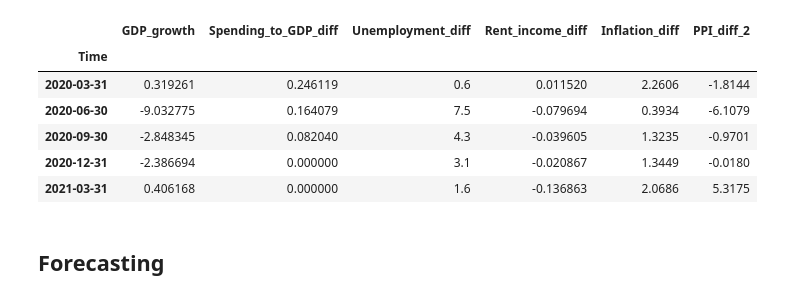
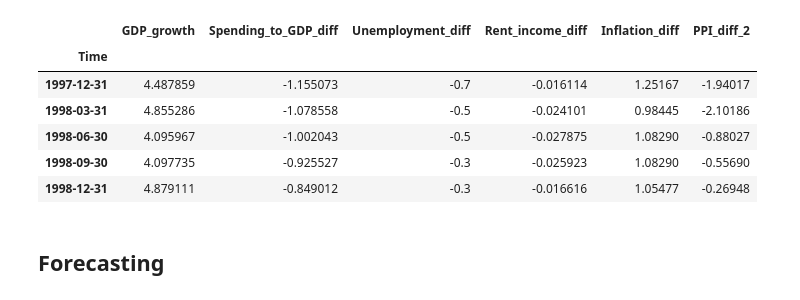
Before and after one commit to hoytlui/GDP-Growth-Forecast-Multivariate-Time-Series-Analysis, a Jupyter notebook: 5_modeling.ipynb, the cells around one changed output. Saved outputs shown, nothing was run; the diff lists cells and outputs as text; code cells hidden in the pictures.

```diff
--- a/5_modeling.ipynb
+++ b/5_modeling.ipynb
@@ -23,15 +13,15 @@ import warnings
 warnings.filterwarnings("ignore")
 # %%
 df = pd.read_csv('data/step3_features_summary.csv', parse_dates=['Time'], index_col='Time')
-df.tail()
+df.head()
 # %% [output]
 |  | GDP_growth | Spending_to_GDP_diff | Unemployment_diff | Rent_income_diff | Inflation_diff | PPI_diff_2 |
 | Time |  |  |  |  |  |  |
-| 2020-03-31 | 0.319261 | 0.246119 | 0.6 | 0.011520 | 2.2606 | -1.8144 |
-| 2020-06-30 | -9.032775 | 0.164079 | 7.5 | -0.079694 | 0.3934 | -6.1079 |
-| 2020-09-30 | -2.848345 | 0.082040 | 4.3 | -0.039605 | 1.3235 | -0.9701 |
-| 2020-12-31 | -2.386694 | 0.000000 | 3.1 | -0.020867 | 1.3449 | -0.0180 |
-| 2021-03-31 | 0.406168 | 0.000000 | 1.6 | -0.136863 | 2.0686 | 5.3175 |
+| 1997-12-31 | 4.487859 | -1.155073 | -0.7 | -0.016114 | 1.25167 | -1.94017 |
+| 1998-03-31 | 4.855286 | -1.078558 | -0.5 | -0.024101 | 0.98445 | -2.10186 |
+| 1998-06-30 | 4.095967 | -1.002043 | -0.5 | -0.027875 | 1.08290 | -0.88027 |
+| 1998-09-30 | 4.097735 | -0.925527 | -0.3 | -0.025923 | 1.08290 | -0.55690 |
+| 1998-12-31 | 4.879111 | -0.849012 | -0.3 | -0.016616 | 1.05477 | -0.26948 |
 # %%
 import joblib
 filepath = 'models/var_model.pkl'
```
Also changed, not shown: parts of 34 cells of this notebook.
